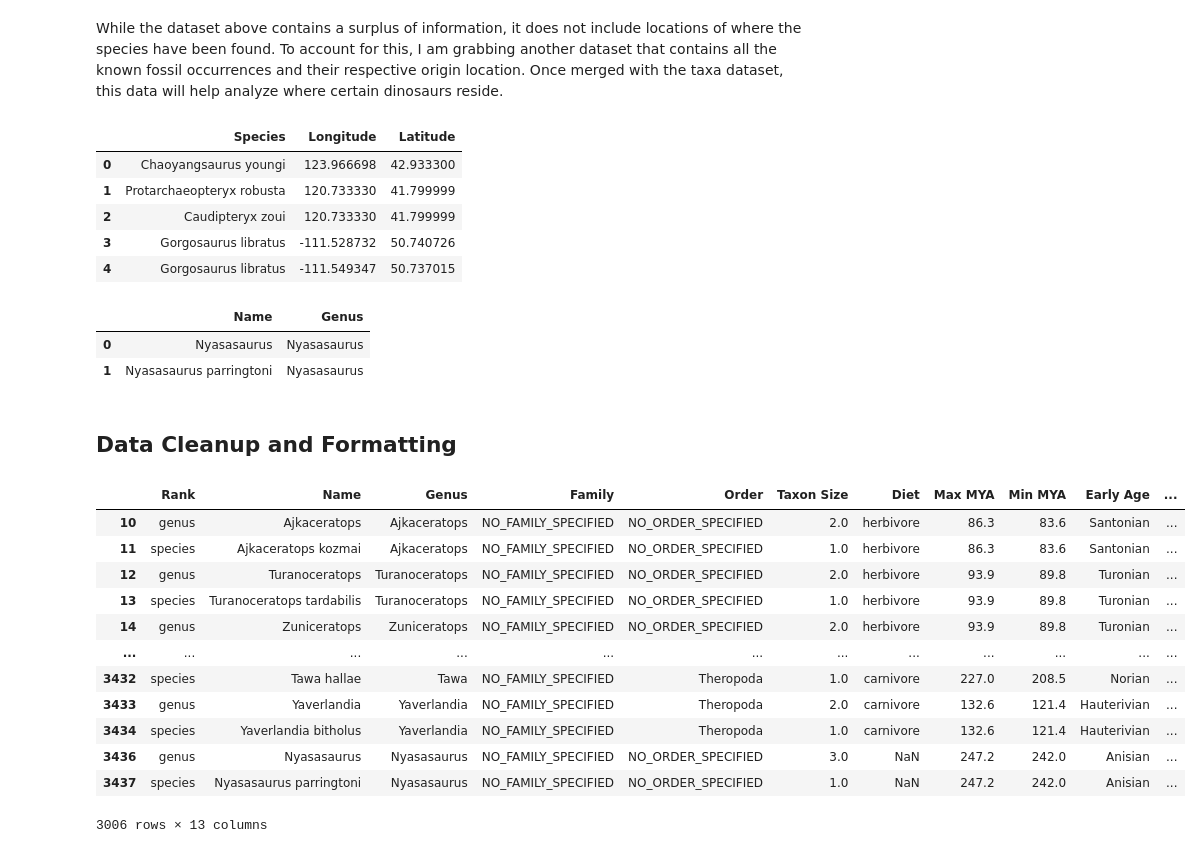
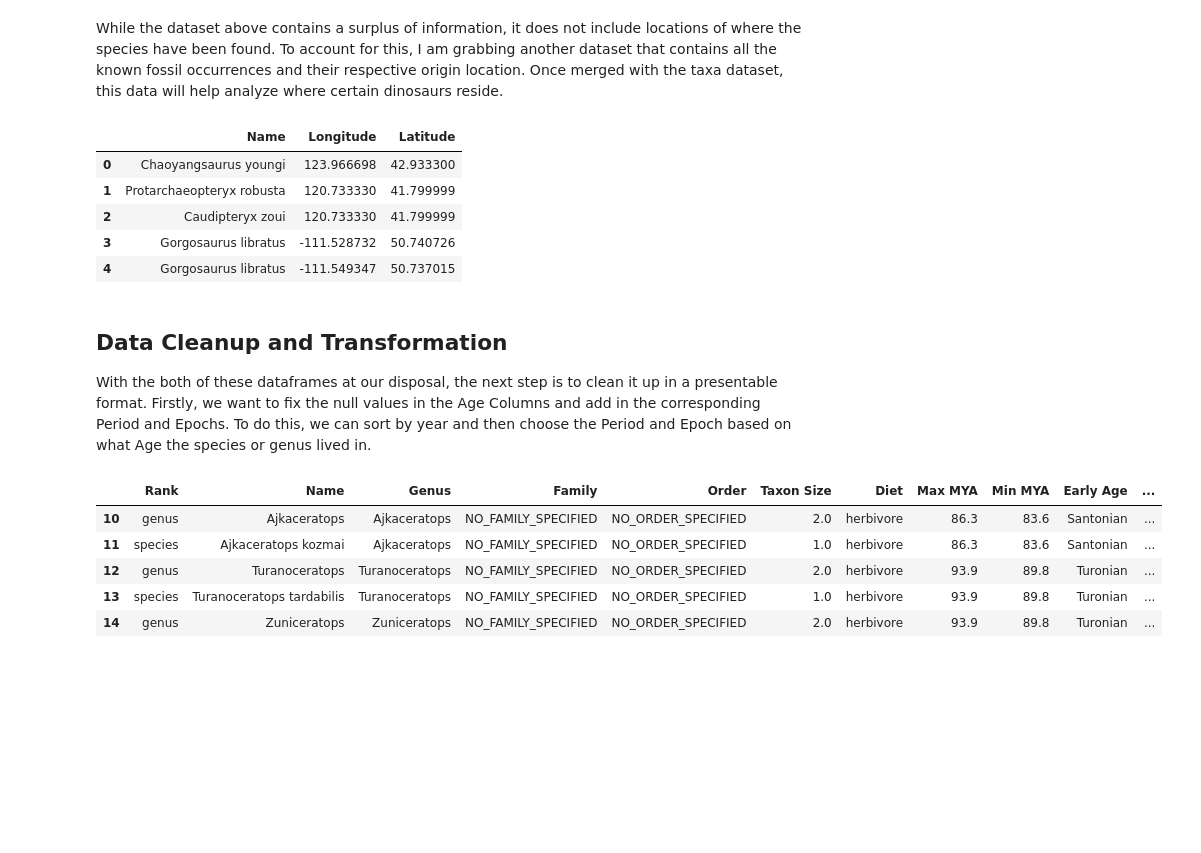
Before and after one commit to vgedejer/Paleo-Analysis, a Jupyter notebook: dinosauria-analysis-notebook.ipynb, the cells around one changed output. Saved outputs shown, nothing was run; the diff lists cells and outputs as text; code cells hidden in the pictures; blank space fills up the shorter version.

```diff
--- a/dinosauria-analysis-notebook.ipynb
+++ b/dinosauria-analysis-notebook.ipynb
@@ -29,7 +30,7 @@ import io
 We start by accessing the Paleobiology Database through their [data service API](https://paleobiodb.org/data1.2/). The criteria I am using is based off the Taxonomy of Fossil Occurrences Dataset. Cleaning up the data leaves us with the Classifications, Diet, and First/Last Appearances in the fossil record.
 # %%
-url1 = rq.get('https://paleobiodb.org/data1.2/occs/taxa.csv?base_name=Dinosauria&idreso=species&idqual=certain&pres=regular&max_ma=252&min_ma=65&show=class,size,app,ecospace,img').content
-taxa = pd.read_csv(io.StringIO(url1.decode('utf-8')))[['taxon_rank', 'taxon_name', 'genus', 'family', 'order', 'taxon_size', 'diet', 'firstapp_max_ma', 'lastapp_min_ma']]
+taxa_url = rq.get('https://paleobiodb.org/data1.2/occs/taxa.csv?base_name=Dinosauria&idreso=species&idqual=certain&pres=regular&max_ma=252&min_ma=65&show=class,size,app,ecospace,img').content
+taxa = pd.read_csv(io.StringIO(taxa_url.decode('utf-8')))[['taxon_rank', 'taxon_name', 'genus', 'family', 'order', 'taxon_size', 'diet', 'firstapp_max_ma', 'lastapp_min_ma']]
 taxa = taxa.dropna(subset=['taxon_name']).query('(taxon_rank == \'genus\') or (taxon_rank == \'species\')')
 taxa.columns = ['Rank', 'Name', 'Genus', 'Family', 'Order', 'Taxon Size', 'Diet', 'Max MYA', 'Min MYA']
 
@@ -45,31 +46,24 @@ taxa.head()
 While the dataset above contains a surplus of information, it does not include locations of where the species have been found. To account for this, I am grabbing another dataset that contains all the known fossil occurrences and their respective origin location. Once merged with the taxa dataset, this data will help analyze where certain dinosaurs reside.
 # %%
 # Scraping data from the Paleobiology Database and cleaning up the Null values
-url = rq.get('https://paleobiodb.org/data1.2/occs/list.csv?base_name=Dinosauria&taxon_reso=species&idqual=certain&pres=regular&max_ma=252&min_ma=65&show=class,coords,loc,acconly').content
-occ = pd.read_csv(io.StringIO(url.decode('utf-8')))[['accepted_name', 'lng', 'lat']]#.drop(columns=['early_interval', 'late_interval', 'occurrence_no', 'record_type', 'reid_no', 'flags', 'collection_no', 'accepted_rank', 'accepted_no', 'reference_no', 'phylum', 'class', 'county', 'latlng_basis', 'latlng_precision', 'geogscale', 'geogcomments'])
-occ.columns = ['Species', 'Longitude', 'Latitude']# County may need to be added later
+occ_url = rq.get('https://paleobiodb.org/data1.2/occs/list.csv?base_name=Dinosauria&taxon_reso=species&idqual=certain&pres=regular&max_ma=252&min_ma=65&show=class,coords,loc,acconly').content
+occ = pd.read_csv(io.StringIO(occ_url.decode('utf-8')))[['accepted_name', 'lng', 'lat']]#.drop(columns=['early_interval', 'late_interval', 'occurrence_no', 'record_type', 'reid_no', 'flags', 'collection_no', 'accepted_rank', 'accepted_no', 'reference_no', 'phylum', 'class', 'county', 'latlng_basis', 'latlng_precision', 'geogscale', 'geogcomments'])
+occ.columns = ['Name', 'Longitude', 'Latitude']# County may need to be added later
 
 occ.head()
 # %% [output]
-|  | Species | Longitude | Latitude |
+|  | Name | Longitude | Latitude |
 | 0 | Chaoyangsaurus youngi | 123.966698 | 42.933300 |
 | 1 | Protarchaeopteryx robusta | 120.733330 | 41.799999 |
 | 2 | Caudipteryx zoui | 120.733330 | 41.799999 |
 | 3 | Gorgosaurus libratus | -111.528732 | 50.740726 |
 | 4 | Gorgosaurus libratus | -111.549347 | 50.737015 |
-# %%
-testing = taxa.loc[taxa['Genus'] == 'Nyasasaurus'].reset_index()[['Name', 'Genus']]
-testing
-# %% [output]
-|  | Name | Genus |
-| 0 | Nyasasaurus | Nyasasaurus |
-| 1 | Nyasasaurus parringtoni | Nyasasaurus |
-# %% [markdown]
-## Data  Cleanup and Formatting
+# %% [markdown]
+## Data  Cleanup and Transformation
+With the both of these dataframes at our disposal, the next step is to clean it up in a presentable format. Firstly, we want to fix the null values in the Age Columns and add in the corresponding Period and Epochs. To do this, we can sort by year and then choose the Period and Epoch based on what Age the species or genus lived in.
 # %%
 
-# Looking at the dataframe, we need to clean the early interval and late interval
-# --> Might need to make another np.select() call and manually assign geological ages using a premade list and condition
+# Looking at the dataframe, we need to clean the columns relating to species lifetime --> Some dinosaurs have NaN as their entries for Early and Late Ages
 periods = ['Triassic', 'Jurassic', 'Cretaceous']
 epochs = ['Lower', 'Middle', 'Upper']
 
@@ -79,7 +73,7 @@ cre_ages = ['Berriasian', 'Valanginian', 'Hauterivian', 'Barremian', 'Aptian', '
 
 ages = [*tri_ages, *jur_ages, *cre_ages]
 
-# arguements for np.select
+# Arguements for Age
 mya_args = lambda x : [(taxa[x] <= 251.9) & (taxa[x] > 251.2),
                 (taxa[x] <= 251.2) & (taxa[x] > 247.2),
                 (taxa[x] <= 247.2) & (taxa[x] > 242),
@@ -111,6 +105,7 @@ mya_args = lambda x : [(taxa[x] <= 251.9) & (taxa[x] > 251.2),
                 (taxa[x] <= 83.6) & (taxa[x] > 72.1),
                 (taxa[x] <= 72.1) & (taxa[x] > 66)]
 
+# Arguments for Period and Epoch (will combine into one column later)
 pers = lambda x : [(taxa[x].isin(tri_ages)),
                    (taxa[x].isin(jur_ages)),
                    (taxa[x].isin(cre_ages))]
@@ -118,39 +113,31 @@ pers = lambda x : [(taxa[x].isin(tri_ages)),
 eps = lambda x: [((taxa[x] == 'Induan') | (taxa[x] == 'Olenekian') | (taxa[x] == 'Hettangian') | (taxa[x] == 'Sinemurian') |
                   (taxa[x] == 'Pliensbachian') | (taxa[x] == 'Toarcian') | (taxa[x] == 'Berriasian') | (taxa[x] == 'Valanginian') |
                   (taxa[x] == 'Hauterivian') | (taxa[x] == 'Barremian') | (taxa[x] == 'Aptian') | (taxa[x] == 'Albian')),
                  ((taxa[x] == 'Anisian') | (taxa[x] == 'Ladinian') | (taxa[x] == 'Aalenian') | (taxa[x] == 'Bajocian') |
                   (taxa[x] == 'Bathonian') | (taxa[x] == 'Callovian')),
                  ((taxa[x] == 'Carnian') | (taxa[x] == 'Norian') | (taxa[x] == 'Rhaetian') | (taxa[x] == 'Oxfordian') |
                   (taxa[x] == 'Kimmeridgian') | (taxa[x] == 'Tithonian') | (taxa[x] == 'Cenomanian') | (taxa[x] == 'Turonian') |
                   (taxa[x] == 'Coniacian') | (taxa[x] == 'Santonian') | (taxa[x] == 'Campanian') | (taxa[x] == 'Maastrichtian'))
                  ]
 
 
 # Adding the Period and Age columns
 taxa['Early Age'] = np.select(mya_args('Max MYA'), ages, default=pd.NaT)
 
 # We add 0.01 to accomodate for edge cases where a dinosaur is estimated to have lived at the cusp of two mesozoic ages
 taxa['Min MYA'] += 0.01
 taxa['Late Age'] = np.select(mya_args('Min MYA'), ages, default=pd.NaT)
 taxa['Min MYA'] -= 0.01
 taxa['Late Age'] = taxa['Late Age'].fillna(taxa['Early Age'])
 
-
 taxa['Early Period'] = np.select(eps('Early Age'), epochs, default=pd.NaT) + ' ' + np.select(pers('Early Age'), periods, default=pd.NaT)
 taxa['Late Period'] = np.select(eps('Late Age'), epochs, default=pd.NaT) + ' ' + np.select(pers('Late Age'), periods, default=pd.NaT)
 
-taxa
+taxa.head()
 # %% [output]
 |  | Rank | Name | Genus | Family | Order | Taxon Size | Diet | Max MYA | Min MYA | Early Age | ... |
 | 10 | genus | Ajkaceratops | Ajkaceratops | NO_FAMILY_SPECIFIED | NO_ORDER_SPECIFIED | 2.0 | herbivore | 86.3 | 83.6 | Santonian | ... |
 | 11 | species | Ajkaceratops kozmai | Ajkaceratops | NO_FAMILY_SPECIFIED | NO_ORDER_SPECIFIED | 1.0 | herbivore | 86.3 | 83.6 | Santonian | ... |
 | 12 | genus | Turanoceratops | Turanoceratops | NO_FAMILY_SPECIFIED | NO_ORDER_SPECIFIED | 2.0 | herbivore | 93.9 | 89.8 | Turonian | ... |
 | 13 | species | Turanoceratops tardabilis | Turanoceratops | NO_FAMILY_SPECIFIED | NO_ORDER_SPECIFIED | 1.0 | herbivore | 93.9 | 89.8 | Turonian | ... |
 | 14 | genus | Zuniceratops | Zuniceratops | NO_FAMILY_SPECIFIED | NO_ORDER_SPECIFIED | 2.0 | herbivore | 93.9 | 89.8 | Turonian | ... |
-| ... | ... | ... | ... | ... | ... | ... | ... | ... | ... | ... | ... |
-| 3432 | species | Tawa hallae | Tawa | NO_FAMILY_SPECIFIED | Theropoda | 1.0 | carnivore | 227.0 | 208.5 | Norian | ... |
-| 3433 | genus | Yaverlandia | Yaverlandia | NO_FAMILY_SPECIFIED | Theropoda | 2.0 | carnivore | 132.6 | 121.4 | Hauterivian | ... |
-| 3434 | species | Yaverlandia bitholus | Yaverlandia | NO_FAMILY_SPECIFIED | Theropoda | 1.0 | carnivore | 132.6 | 121.4 | Hauterivian | ... |
-| 3436 | genus | Nyasasaurus | Nyasasaurus | NO_FAMILY_SPECIFIED | NO_ORDER_SPECIFIED | 3.0 | NaN | 247.2 | 242.0 | Anisian | ... |
-| 3437 | species | Nyasasaurus parringtoni | Nyasasaurus | NO_FAMILY_SPECIFIED | NO_ORDER_SPECIFIED | 1.0 | NaN | 247.2 | 242.0 | Anisian | ... |
-3006 rows × 13 columns
```
Also changed, not shown: parts of 8 cells of this notebook, 1 other file.
